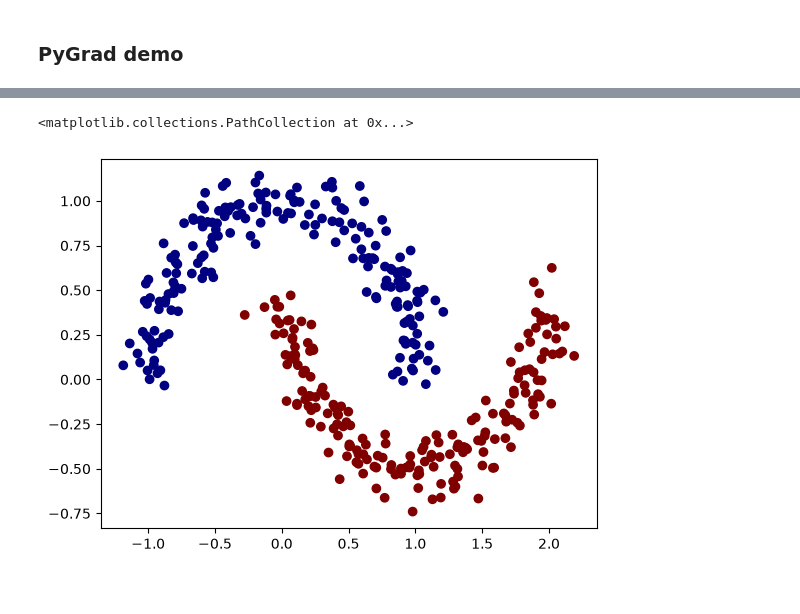
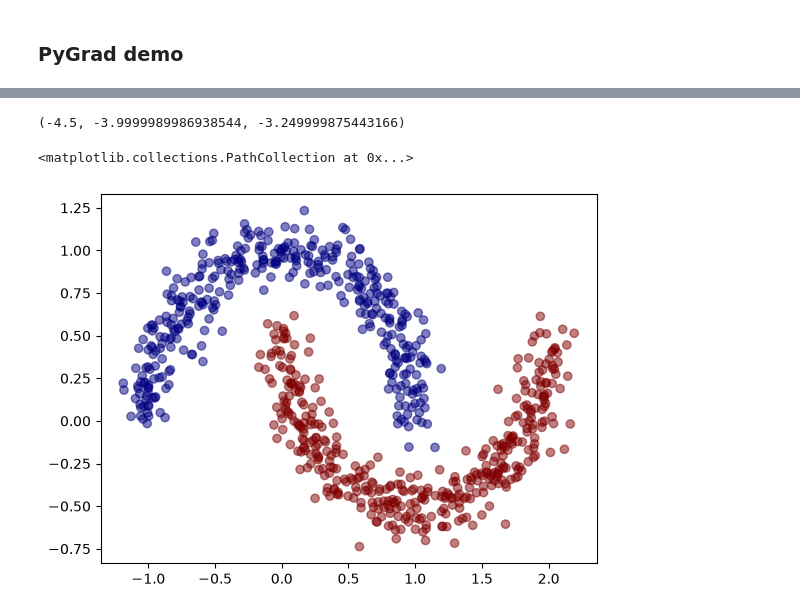
Before and after one commit to paimon/pygrad, a Jupyter notebook: demo.ipynb, the cells around one changed output, grey strips where cells are left out. Cells and saved outputs as stored; diff of their text form; code cells hidden in the pictures.

```diff
--- a/demo.ipynb
+++ b/demo.ipynb
@@ -3,17 +18,24 @@
+# %%
+EPS = 1e-6
+grad_x = (f(x.data + EPS, y.data) - f(x.data, y.data)) / EPS
+grad_y = (f(x.data, y.data + EPS) - f(x.data, y.data)) / EPS
+f(x.data, y.data), grad_x, grad_y
+# %% [output]
+(-4.5, -3.9999989986938544, -3.249999875443166)
 # %%
 from sklearn.datasets import make_moons
 from sklearn.model_selection import train_test_split
 
-X, y = make_moons(n_samples=512, noise=0.1)
+X, y = make_moons(n_samples=1024, noise=0.1)
 y = [2 * yi - 1 for yi in y]
 X_train, X_test, y_train, y_test = train_test_split(X, y, test_size=0.25)
 # %%
 import matplotlib.pyplot as plt
 
-plt.scatter(X_train[:, 0], X_train[:, 1], c=y_train, cmap='jet')
+plt.scatter(X_train[:, 0], X_train[:, 1], alpha=0.5, c=y_train, cmap='jet')
 # %% [output]
 <matplotlib.collections.PathCollection at 0x...>
-[figure, old version]
+[figure, new version]
 # %%
 from pygrad.nn import MLP
 from pygrad.train import TrainArgs, DataLoader, max_margin_loss, train
```
Also changed, not shown: parts of 3 cells of this notebook, 4 other files.
